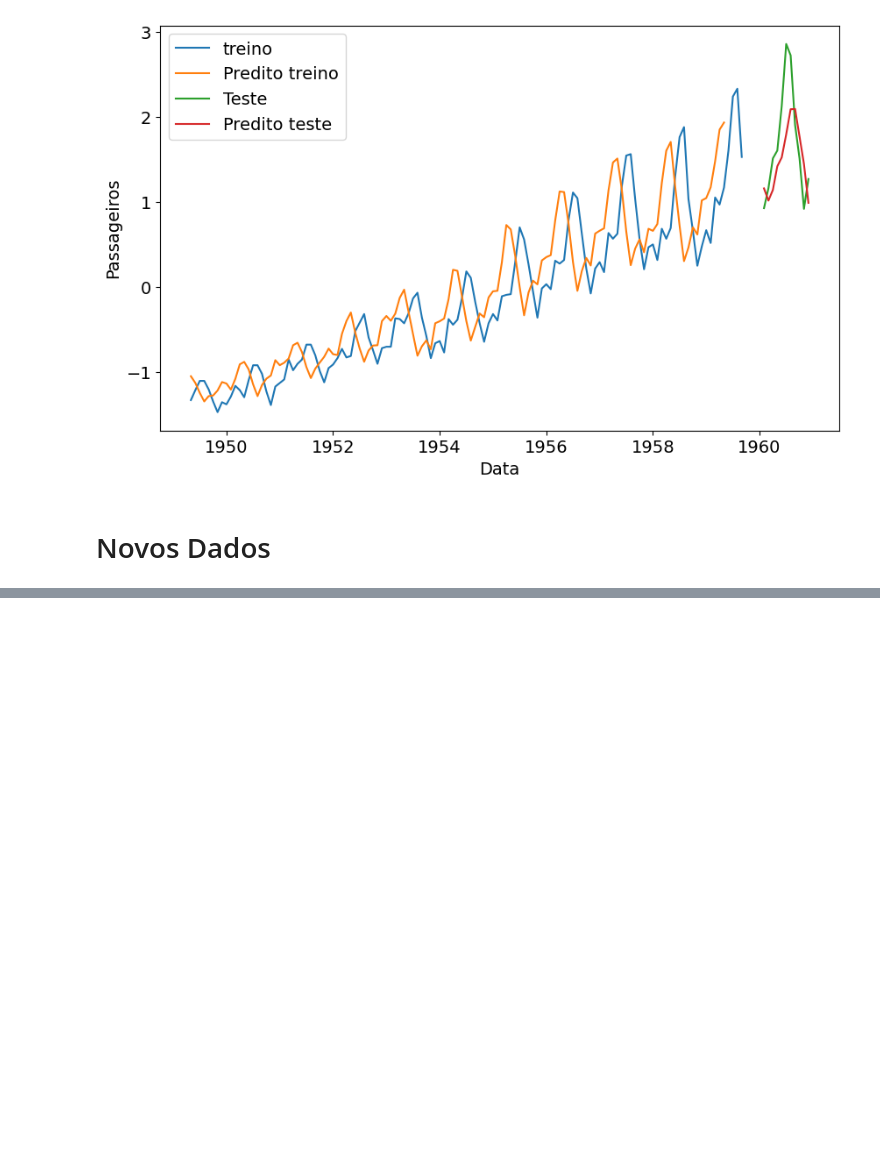
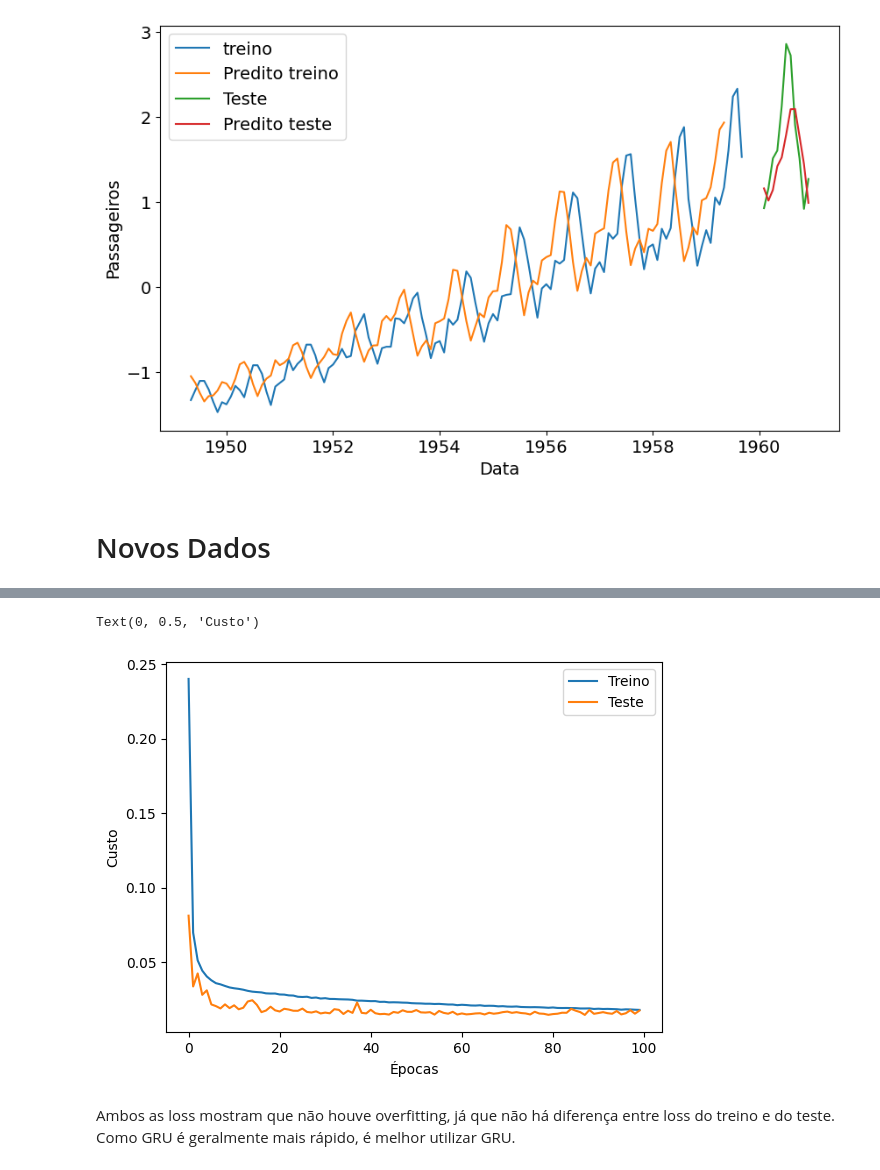
Before and after one commit to KaueAbbe/Projeto-Estude_Python, a Jupyter notebook: Estude Deep Learning/Previsao_Keras.ipynb, the cells around one changed output, grey strips where cells are left out. Cells and saved outputs as stored; diff of their text form; code cells hidden in the pictures; blank space fills up the shorter version.

```diff
--- a/Estude Deep Learning/Previsao_Keras.ipynb
+++ b/Estude Deep Learning/Previsao_Keras.ipynb
@@ -610,0 +637,11 @@ _________________________________________________________________
+# %%
+plt.plot(resultados2.history['loss'])
+plt.plot(resultados2.history['val_loss'])
+plt.legend(['Treino', 'Teste'])
+plt.xlabel('Épocas')
+plt.ylabel('Custo')
+# %% [output]
+Text(0, 0.5, 'Custo')
+[figure, added]
+# %% [markdown]
+Ambos as loss mostram que não houve overfitting, já que não há diferença entre loss do treino e do teste. Como GRU é geralmente mais rápido, é melhor utilizar GRU.
```
Also changed, not shown: parts of 13 cells of this notebook.
